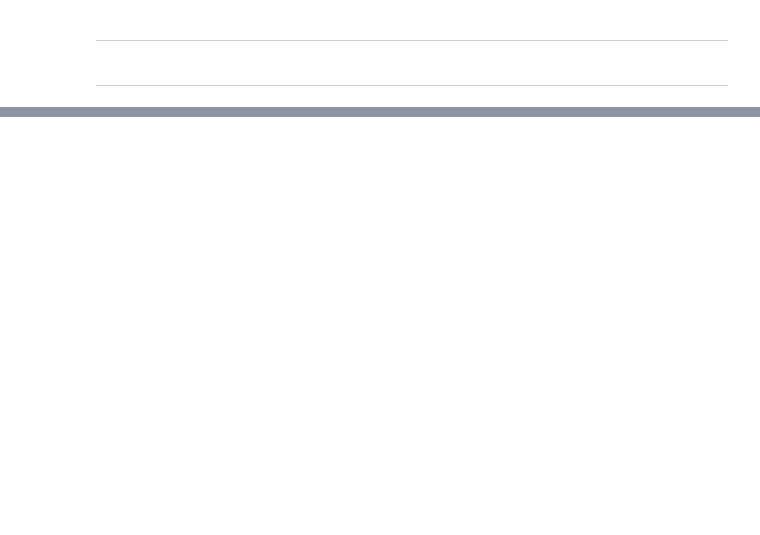
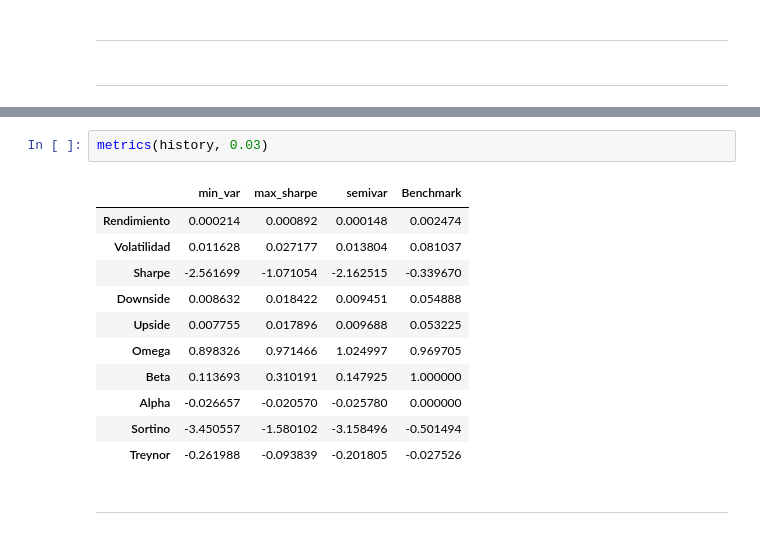
Before and after one commit to ppmelch/Portafolios-de-Inversi-n, a Jupyter notebook: Parcial 2/Examen 2/Examen 2.ipynb, the cells around one changed output, grey strips where cells are left out. Cells and saved outputs as stored; diff of their text form; blank space fills up the shorter version.

```diff
--- a/Parcial 2/Examen 2/Examen 2.ipynb
+++ b/Parcial 2/Examen 2/Examen 2.ipynb
@@ -133,0 +275,16 @@ def backtesting(prices: pd.DataFrame, benchmark: pd.DataFrame, weights: dict, ca
+# %%
+metrics(history, 0.03)
+# %% [output]
+|  | min_var | max_sharpe | semivar | Benchmark |
+| Rendimiento | 0.000214 | 0.000892 | 0.000148 | 0.002474 |
+| Volatilidad | 0.011628 | 0.027177 | 0.013804 | 0.081037 |
+| Sharpe | -2.561699 | -1.071054 | -2.162515 | -0.339670 |
+| Downside | 0.008632 | 0.018422 | 0.009451 | 0.054888 |
+| Upside | 0.007755 | 0.017896 | 0.009688 | 0.053225 |
+| Omega | 0.898326 | 0.971466 | 1.024997 | 0.969705 |
+| Beta | 0.113693 | 0.310191 | 0.147925 | 1.000000 |
+| Alpha | -0.026657 | -0.020570 | -0.025780 | 0.000000 |
+| Sortino | -3.450557 | -1.580102 | -3.158496 | -0.501494 |
+| Treynor | -0.261988 | -0.093839 | -0.201805 | -0.027526 |
+# %% [markdown]
+----
```
Also changed, not shown: parts of 34 cells of this notebook, 5 other files.
